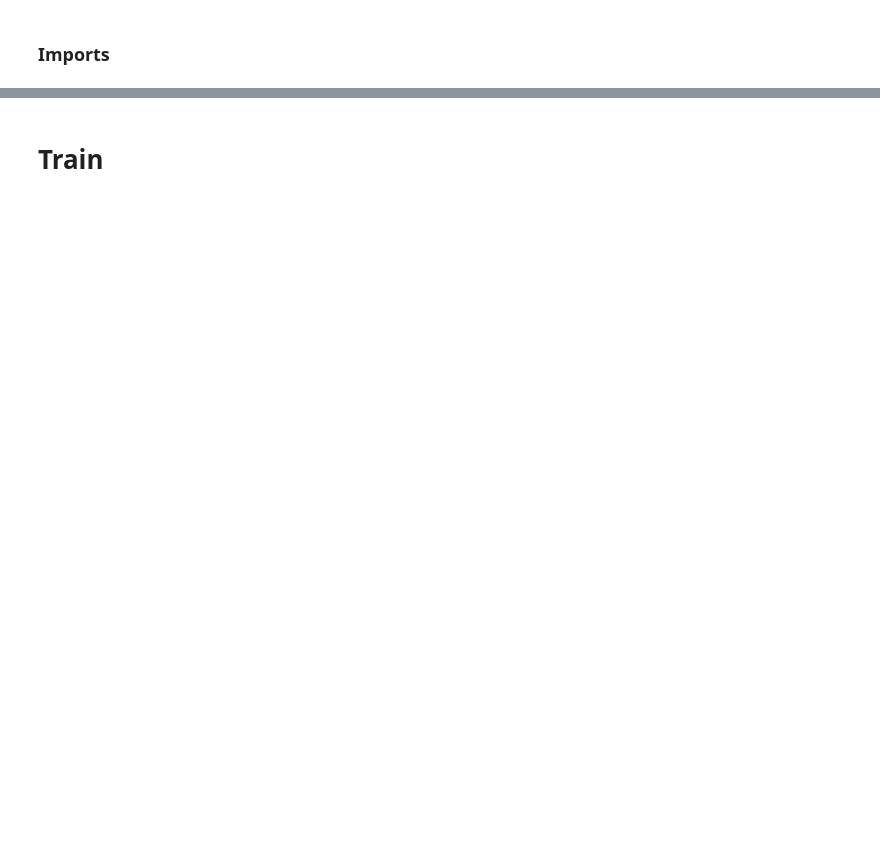
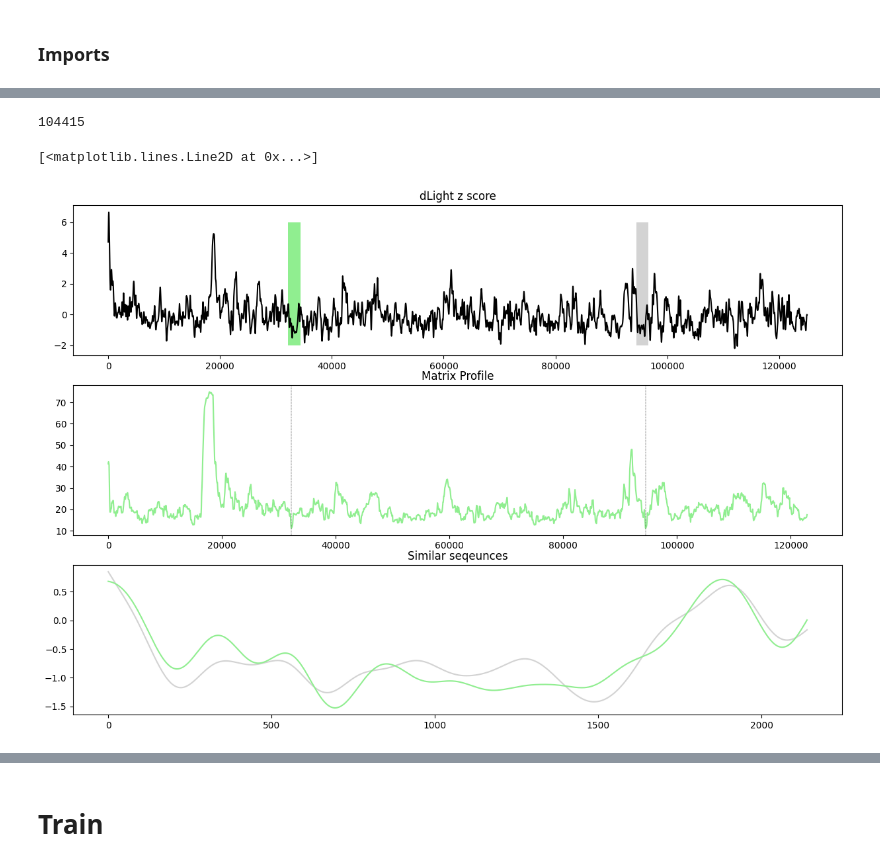
Before and after one commit to Mschaid/transphorm, a Jupyter notebook: notebooks/model_development_template.ipynb, the cells around one changed output, grey strips where cells are left out. Saved outputs shown, nothing was run; the diff lists cells and outputs as text; code cells hidden in the pictures; blank space fills up the shorter version.

```diff
--- a/notebooks/model_development_template.ipynb
+++ b/notebooks/model_development_template.ipynb
@@ -40,0 +61,28 @@ tensor(True)
+# %%
+nn_1 = mp[motif_idx, 1]
+nn_2 = mp[motif_idx, 3]
+nn_2
+# %% [output]
+104415
+# %%
+
+fig, ax = plt.subplots(ncols=1, nrows=3, figsize = (15,10))
+ax[0].plot(data, color = 'k')
+rect = Rectangle((motif_idx, -2), m, 8, facecolor = 'lightgrey')
+ax[0].add_patch(rect)
+nn_rect = Rectangle((nn_1, -2), m, 8, facecolor = 'lightgreen')
+ax[0].add_patch(nn_rect)
+ax[0].set_title('dLight z score')
+ax[1].plot(mp[:,0], color='lightgreen')
+ax[1].axvline(x = motif_idx, color = 'k', linestyle = '-.', linewidth = .3)
+ax[1].set_title('Matrix Profile')
+ax[1].axvline(x = nn_1, color = 'k', linestyle = '-.', linewidth = 0.3)
+pattern_1 = data[motif_idx: motif_idx+m]
+pattern_2 = data[nn_1:nn_1+m]
+ax[2].set_title('Similar seqeunces')
+ax[2].plot(pattern_1, color='lightgrey')
+ax[2].plot(pattern_2, color = 'lightgreen')
+# ax[1].axvline(x = nn_2, color = 'k')
+# %% [output]
+[<matplotlib.lines.Line2D at 0x...>]
+[figure, added]
```
Also changed, not shown: parts of 24 cells of this notebook, 12 other files.
